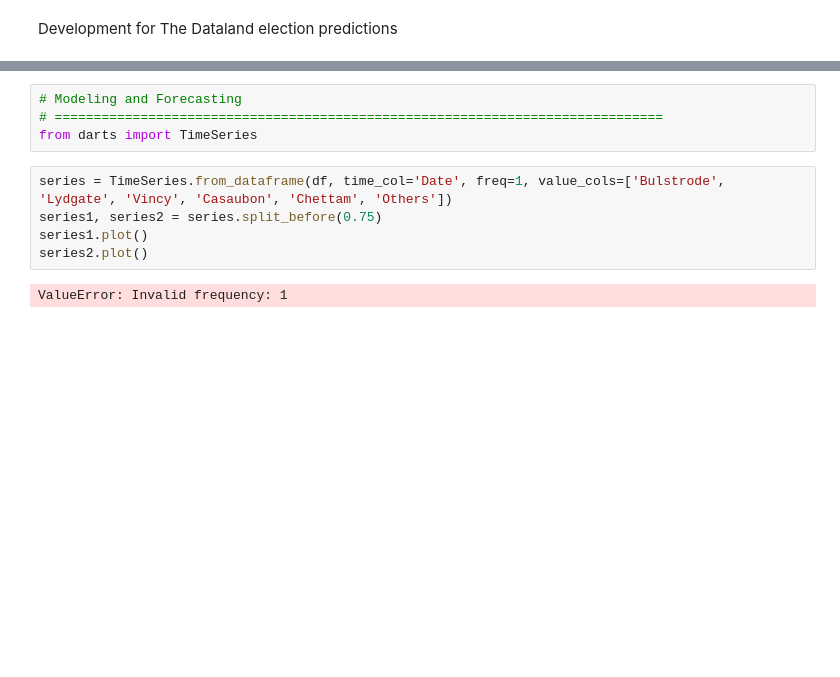
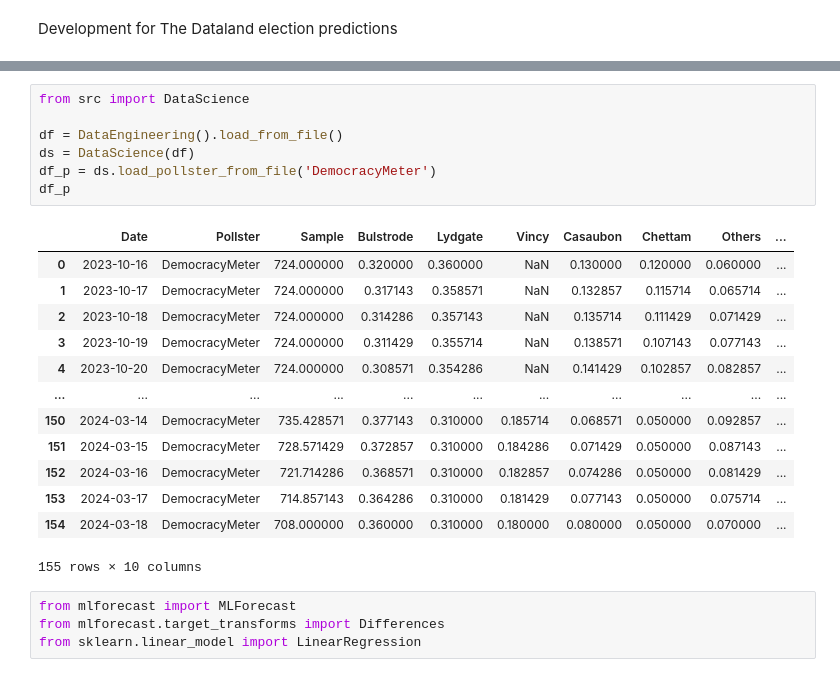
Before and after one commit to edoaltamura/election-predictions, a Jupyter notebook: notebooks/dev.ipynb, the cells around one changed output, grey strips where cells are left out. Saved outputs shown, nothing was run; the diff lists cells and outputs as text; blank space fills up the shorter version.

```diff
--- a/notebooks/dev.ipynb
+++ b/notebooks/dev.ipynb
@@ -68,11 +29,25 @@ See the caveats in the documentation: https://pandas.pydata.org/pandas-docs/stab
-# %%
-# Modeling and Forecasting
-# ==============================================================================
-from darts import TimeSeries
-# %%
-series = TimeSeries.from_dataframe(df, time_col='Date', freq=1, value_cols=['Bulstrode', 'Lydgate', 'Vincy', 'Casaubon', 'Chettam', 'Others'])
-series1, series2 = series.split_before(0.75)
-series1.plot()
-series2.plot()
-# %% [output]
-ValueError: Invalid frequency: 1
+# %%
+from src import DataScience
+
+df = DataEngineering().load_from_file()
+ds = DataScience(df)
+df_p = ds.load_pollster_from_file('DemocracyMeter')
+df_p
+# %% [output]
+|  | Date | Pollster | Sample | Bulstrode | Lydgate | Vincy | Casaubon | Chettam | Others | ... |
+| 0 | 2023-10-16 | DemocracyMeter | 724.000000 | 0.320000 | 0.360000 | NaN | 0.130000 | 0.120000 | 0.060000 | ... |
+| 1 | 2023-10-17 | DemocracyMeter | 724.000000 | 0.317143 | 0.358571 | NaN | 0.132857 | 0.115714 | 0.065714 | ... |
+| 2 | 2023-10-18 | DemocracyMeter | 724.000000 | 0.314286 | 0.357143 | NaN | 0.135714 | 0.111429 | 0.071429 | ... |
+| 3 | 2023-10-19 | DemocracyMeter | 724.000000 | 0.311429 | 0.355714 | NaN | 0.138571 | 0.107143 | 0.077143 | ... |
+| 4 | 2023-10-20 | DemocracyMeter | 724.000000 | 0.308571 | 0.354286 | NaN | 0.141429 | 0.102857 | 0.082857 | ... |
+| ... | ... | ... | ... | ... | ... | ... | ... | ... | ... | ... |
+| 150 | 2024-03-14 | DemocracyMeter | 735.428571 | 0.377143 | 0.310000 | 0.185714 | 0.068571 | 0.050000 | 0.092857 | ... |
+| 151 | 2024-03-15 | DemocracyMeter | 728.571429 | 0.372857 | 0.310000 | 0.184286 | 0.071429 | 0.050000 | 0.087143 | ... |
+| 152 | 2024-03-16 | DemocracyMeter | 721.714286 | 0.368571 | 0.310000 | 0.182857 | 0.074286 | 0.050000 | 0.081429 | ... |
+| 153 | 2024-03-17 | DemocracyMeter | 714.857143 | 0.364286 | 0.310000 | 0.181429 | 0.077143 | 0.050000 | 0.075714 | ... |
+| 154 | 2024-03-18 | DemocracyMeter | 708.000000 | 0.360000 | 0.310000 | 0.180000 | 0.080000 | 0.050000 | 0.070000 | ... |
+155 rows × 10 columns
+# %%
+from mlforecast import MLForecast
+from mlforecast.target_transforms import Differences
+from sklearn.linear_model import LinearRegression
```
Also changed, not shown: parts of 5 cells of this notebook, 18 other files.
